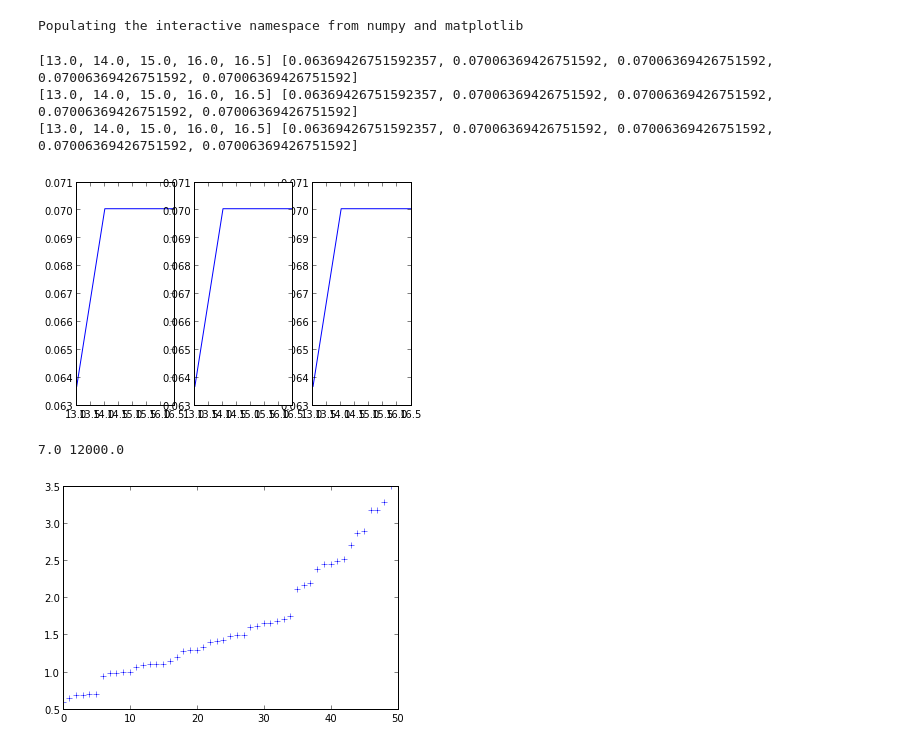
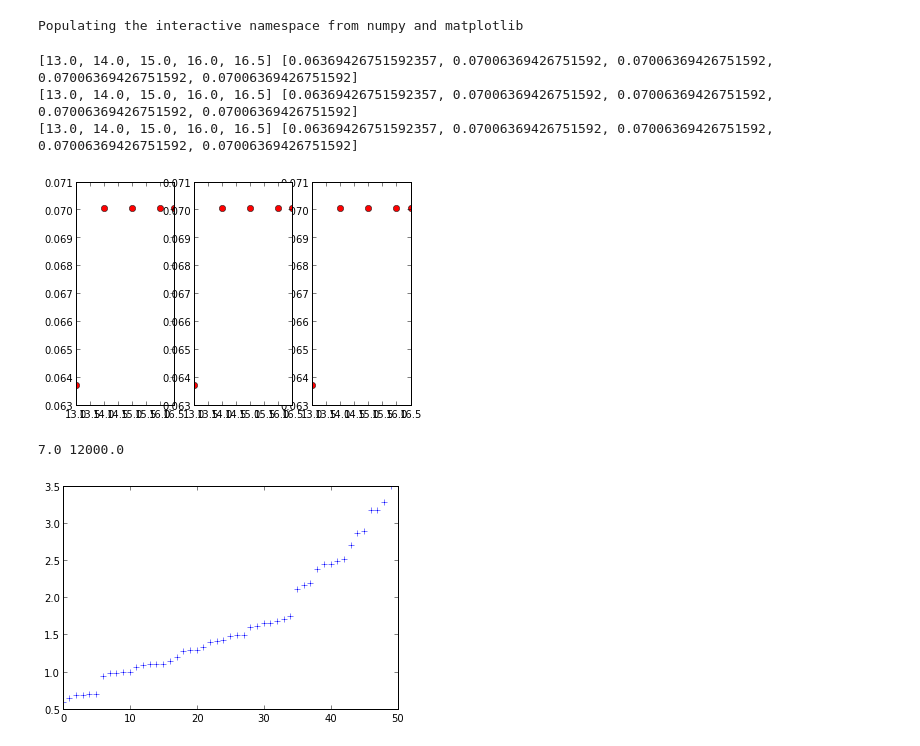
Before and after one commit to oplatek/pykaldi-eval, a Jupyter notebook: Pykaldi-evaluation 4th run.ipynb, the cells around one changed output. Drawn from its saved outputs; the diff is of its cells as text; code cells hidden in the pictures.

```diff
--- a/Pykaldi-evaluation 4th run.ipynb
+++ b/Pykaldi-evaluation 4th run.ipynb
@@ -29,23 +29,23 @@ wav_len_values = sorted([urec.wav_len for urec in user_time_r if
 # %%
 lat_beam = lat_beam_range[0]
 for i, max_active in enumerate(max_active_range):
     pl.subplot(1, len(max_active_range), i)
     wer = []
     for beam in beam_range:
         wer.extend([ (rec.ins + rec.dl + rec.sub) / float(rec.refer_words)
                     for rec in sys_time_r if rec.beam == beam and rec.lattice_beam == lat_beam
                     and rec.max_active == max_active])
     print beam_range, wer
-    pl.plot(beam_range, wer)
+    pl.plot(beam_range, wer, 'ro')
 pl.show()
 
 
 print lat_beam, max_active
 # %% [output]
 [13.0, 14.0, 15.0, 16.0, 16.5] [0.06369426751592357, 0.07006369426751592, 0.07006369426751592, 0.07006369426751592, 0.07006369426751592]
 [13.0, 14.0, 15.0, 16.0, 16.5] [0.06369426751592357, 0.07006369426751592, 0.07006369426751592, 0.07006369426751592, 0.07006369426751592]
 [13.0, 14.0, 15.0, 16.0, 16.5] [0.06369426751592357, 0.07006369426751592, 0.07006369426751592, 0.07006369426751592, 0.07006369426751592]
-[figure, old version]
+[figure, new version]
 7.0 12000.0
 # %%
 pl.plot(wav_len_values,'+')
```
Also changed, not shown: parts of 1 cell of this notebook.
